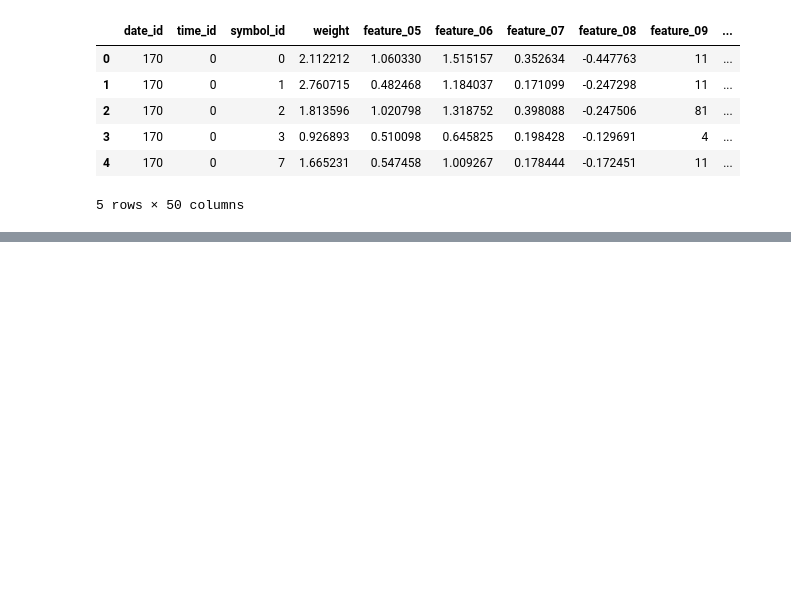
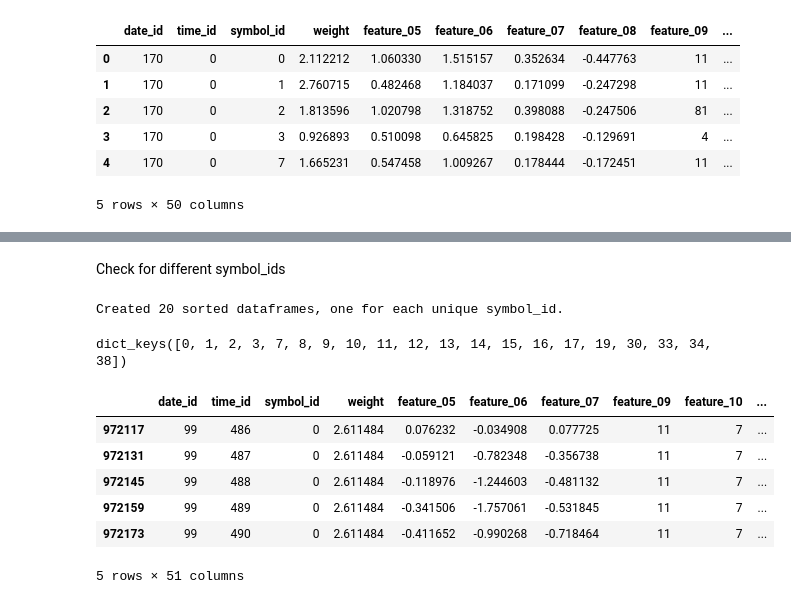
Before and after one commit to sarwagya-p/Tech-GC-Quant, a Jupyter notebook: first.ipynb, the cells around one changed output, grey strips where cells are left out. Cells and saved outputs as stored; diff of their text form; code cells hidden in the pictures; blank space fills up the shorter version.

```diff
--- a/first.ipynb
+++ b/first.ipynb
@@ -194,0 +30,30 @@ Training Random Forest for target_1...
+# %% [markdown]
+Check for different symbol_ids
+# %%
+# Step 1: Sort train_df by symbol_id
+train_df = train_df.sort_values(by="symbol_id")
+
+# Step 2: Group by symbol_id and sort each group by date_id and time_id
+train_symbol_dfs = {
+    symbol: df.sort_values(by=["date_id", "time_id"])  # Sorting within each symbol_id
+    for symbol, df in train_df.groupby("symbol_id")
+}
+
+# Print number of unique symbol_ids
+print(f"Created {len(train_symbol_dfs)} sorted dataframes, one for each unique symbol_id.")
+# %% [output]
+Created 20 sorted dataframes, one for each unique symbol_id.
+# %%
+train_symbol_dfs.keys()
+# %% [output]
+dict_keys([0, 1, 2, 3, 7, 8, 9, 10, 11, 12, 13, 14, 15, 16, 17, 19, 30, 33, 34, 38])
+# %%
+train_symbol_dfs[0].head()
+# %% [output]
+|  | date_id | time_id | symbol_id | weight | feature_05 | feature_06 | feature_07 | feature_09 | feature_10 | ... |
+| 972117 | 99 | 486 | 0 | 2.611484 | 0.076232 | -0.034908 | 0.077725 | 11 | 7 | ... |
+| 972131 | 99 | 487 | 0 | 2.611484 | -0.059121 | -0.782348 | -0.356738 | 11 | 7 | ... |
+| 972145 | 99 | 488 | 0 | 2.611484 | -0.118976 | -1.244603 | -0.481132 | 11 | 7 | ... |
+| 972159 | 99 | 489 | 0 | 2.611484 | -0.341506 | -1.757061 | -0.531845 | 11 | 7 | ... |
+| 972173 | 99 | 490 | 0 | 2.611484 | -0.411652 | -0.990268 | -0.718464 | 11 | 7 | ... |
+5 rows × 51 columns
```
Also changed, not shown: parts of 16 cells of this notebook.
